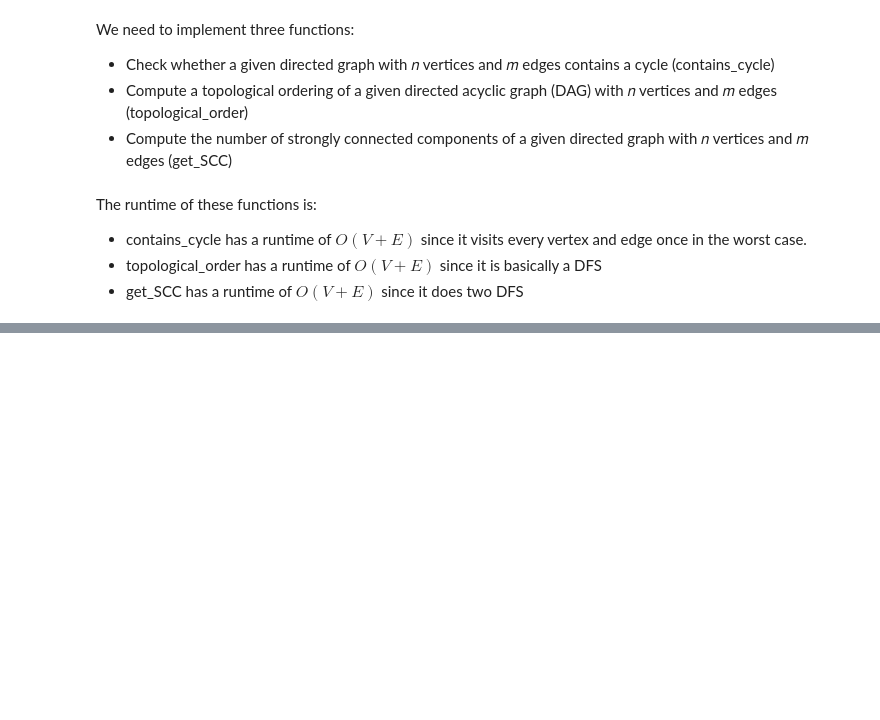
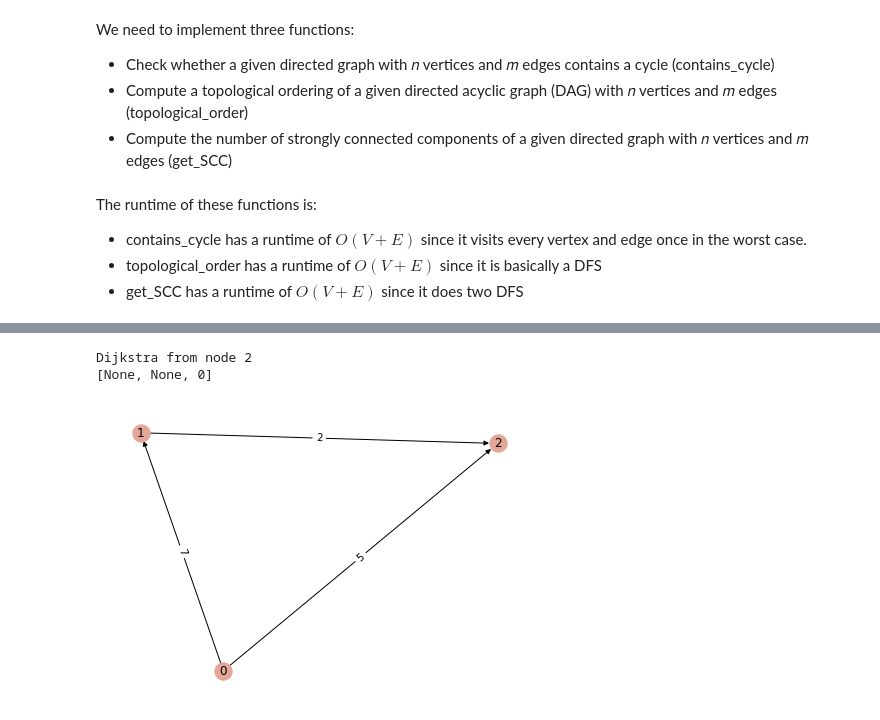
Before and after one commit to amujica/Graphs-Algorithms, a Jupyter notebook: Graphs.ipynb, the cells around one changed output, grey strips where cells are left out. Cells and saved outputs as stored; diff of their text form; code cells hidden in the pictures; blank space fills up the shorter version.

```diff
--- a/Graphs.ipynb
+++ b/Graphs.ipynb
@@ -774,0 +966,16 @@ The shortest path from 0 to 5 has a length of 2
+# %%
+g = Directed_Weighted_Graph(3)
+
+g.addEdge(0, 1, 7)
+g.addEdge(0, 2, 5)
+g.addEdge(1, 2, 2)
+
+
+g.draw_graph()
+
+print("Dijkstra from node 2")
+print(g.dijkstra(2))
+# %% [output]
+Dijkstra from node 2
+[None, None, 0]
+[figure, added]
```
Also changed, not shown: parts of 17 cells of this notebook, 1 other file.
